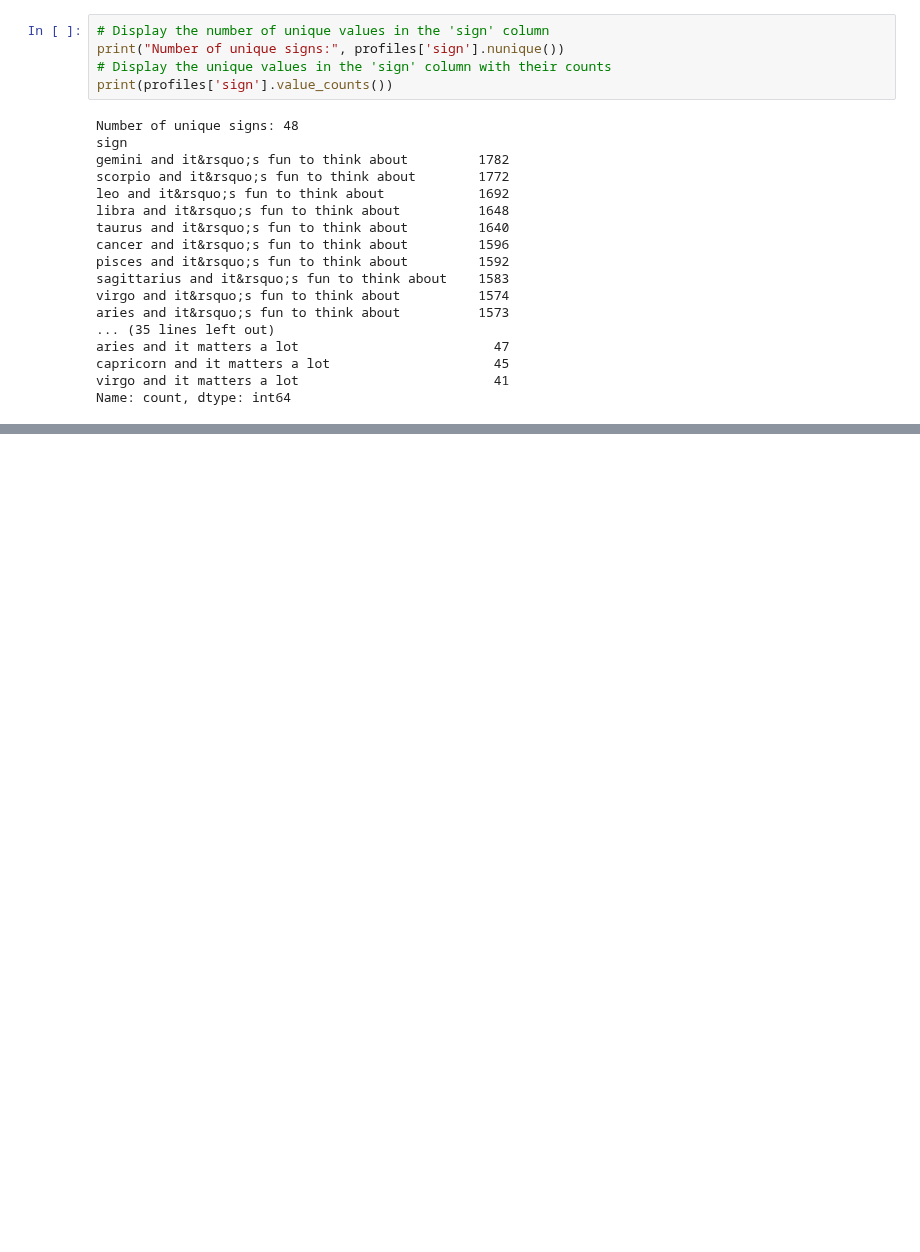
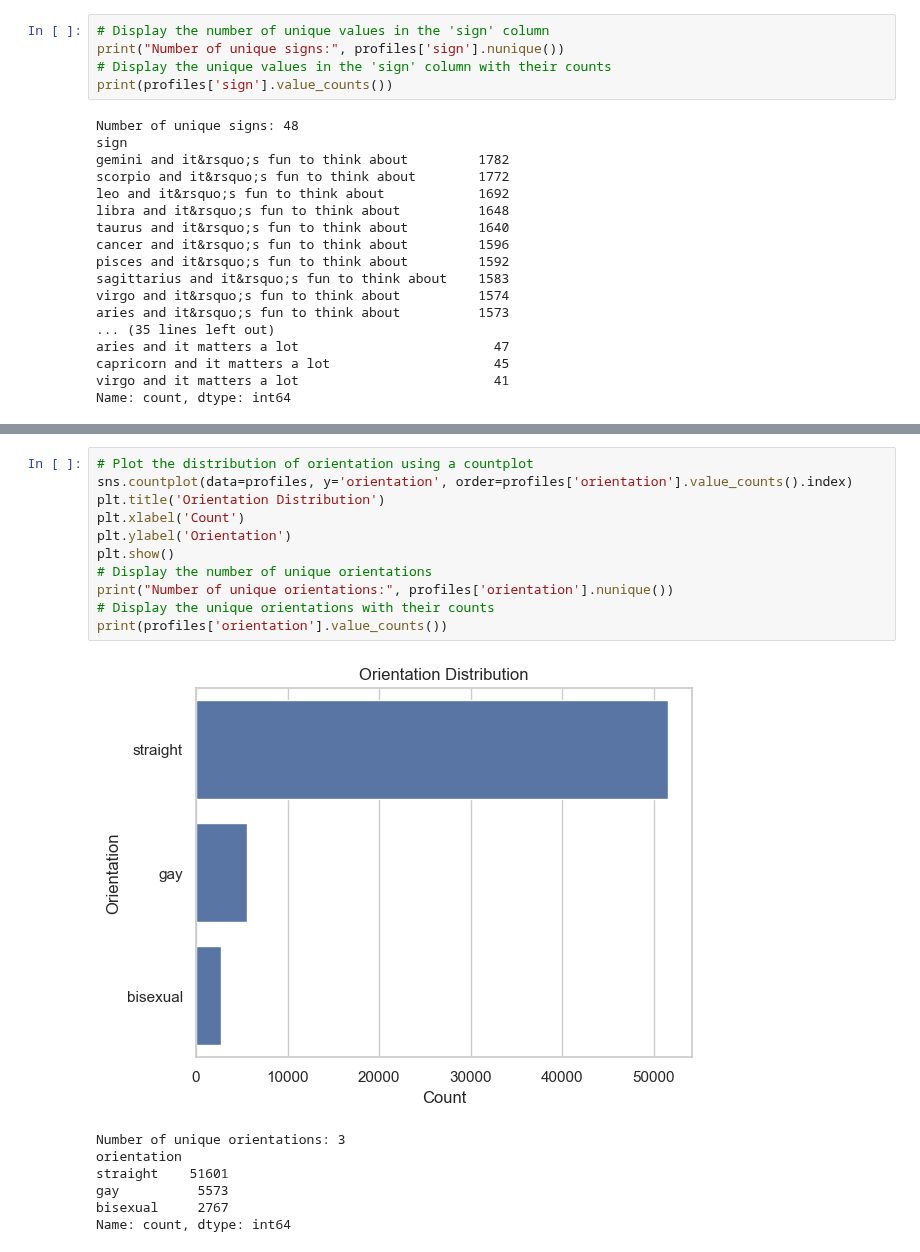
Before and after one commit to nsmith7atafi/OKCupid_Project, a Jupyter notebook: date-a-scientist.ipynb, the cells around one changed output, grey strips where cells are left out. Cells and saved outputs as stored; diff of their text form; blank space fills up the shorter version.

```diff
--- a/date-a-scientist.ipynb
+++ b/date-a-scientist.ipynb
@@ -120,0 +349,19 @@ print(profiles['sign_cleaned'].value_counts())  # Count the occurrences of each
+# %%
+# Plot the distribution of orientation using a countplot
+sns.countplot(data=profiles, y='orientation', order=profiles['orientation'].value_counts().index)
+plt.title('Orientation Distribution')
+plt.xlabel('Count')
+plt.ylabel('Orientation')
+plt.show()
+# Display the number of unique orientations
+print("Number of unique orientations:", profiles['orientation'].nunique())
+# Display the unique orientations with their counts
+print(profiles['orientation'].value_counts())
+# %% [output]
+[figure, added]
+Number of unique orientations: 3
+orientation
+straight    51601
+gay          5573
+bisexual     2767
+Name: count, dtype: int64
```
Also changed, not shown: parts of 40 cells of this notebook.
